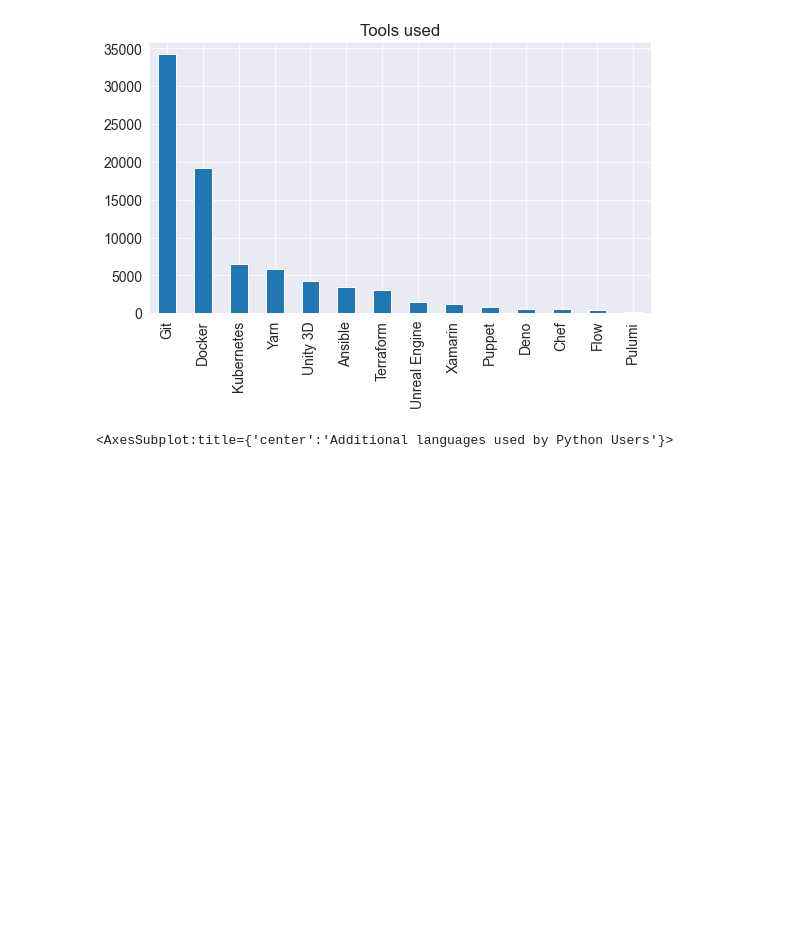
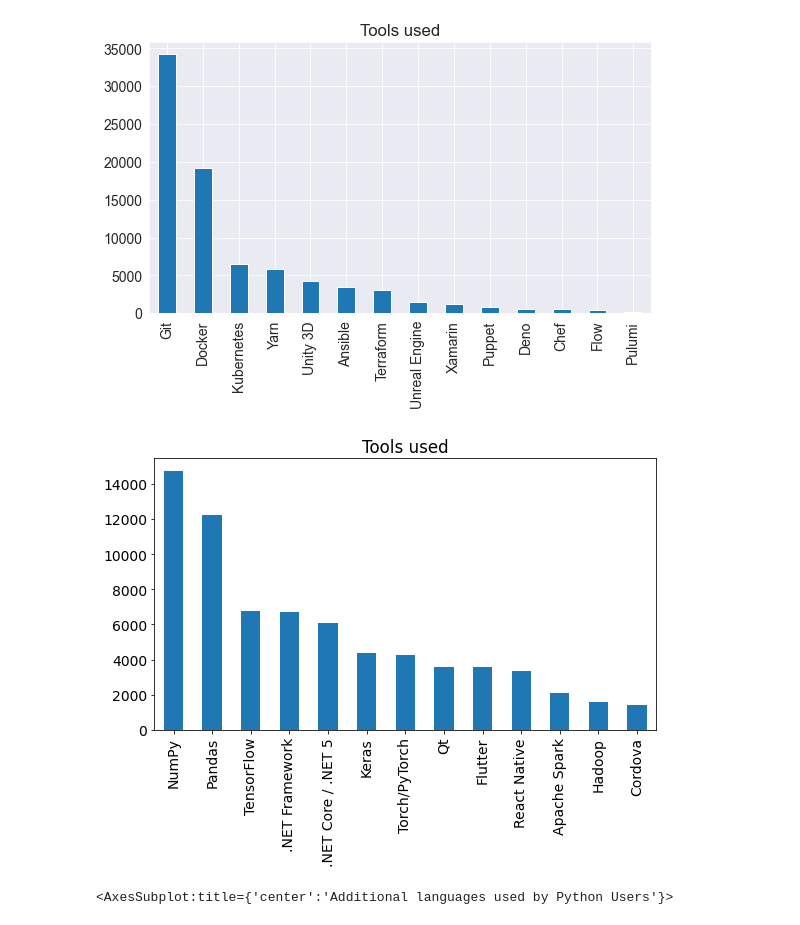
Before and after one commit to binderjoe/stackoverflow2021, a Jupyter notebook: exploratory-analysis.ipynb, the cells around one changed output. Cells and saved outputs as stored; diff of their text form; code cells hidden in the pictures; blank space fills up the shorter version.

Commit message:
Add tech stack breakout

```diff
--- a/exploratory-analysis.ipynb
+++ b/exploratory-analysis.ipynb
@@ -135,6 +137,10 @@ plot_multivalue_column(python_results,'DevType', 'Roles for Python developers')
 plot_multivalue_column(python_results, 'ToolsTechHaveWorkedWith', title='Tools used')
 # %% [output]
 [figure]
+# %%
+plot_multivalue_column(python_results, 'MiscTechHaveWorkedWith', title='Tools used')
+# %% [output]
+[figure, added]
 # %%
 expand_multivalue_column(python_results, 'LanguageHaveWorkedWith').sum().sort_values(ascending=False).head(20).plot(kind='bar', title='Additional languages used by Python Users')
 # %% [output]
```
Also changed, not shown: parts of 3 cells of this notebook.
